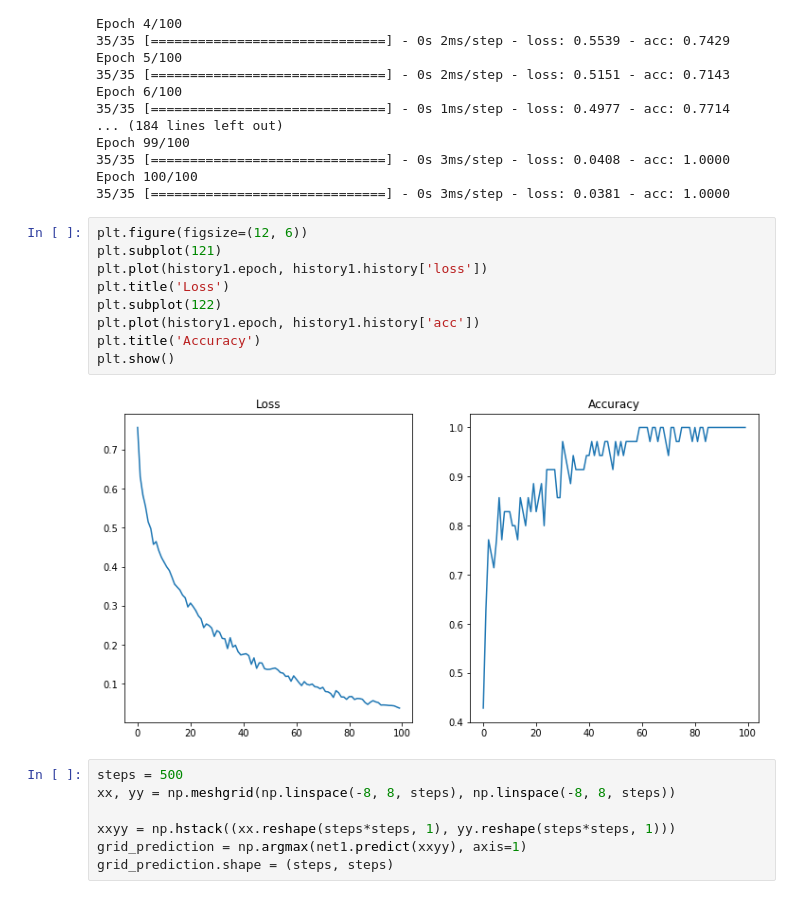
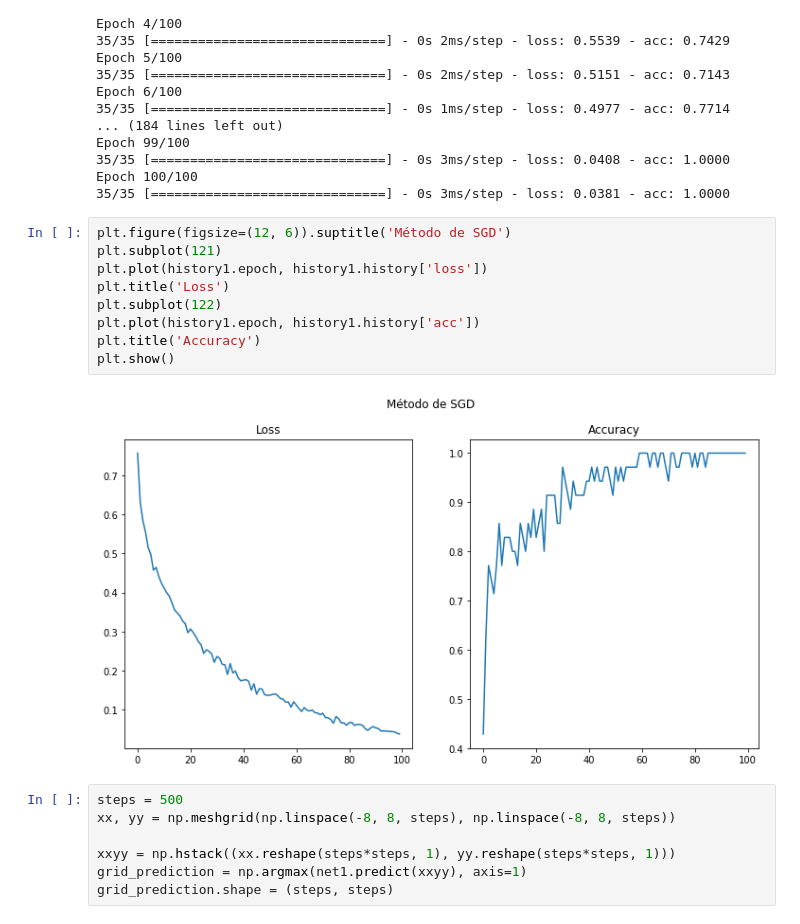
Before and after one commit to dsjkdm/dnn-pf, a Jupyter notebook: pf.ipynb, the cells around one changed output. Drawn from its saved outputs; the diff is of its cells as text.

```diff
--- a/pf.ipynb
+++ b/pf.ipynb
@@ -93,16 +93,16 @@ Epoch 99/100
 Epoch 100/100
 35/35 [==============================] - 0s 3ms/step - loss: 0.0381 - acc: 1.0000
 # %%
-plt.figure(figsize=(12, 6))
+plt.figure(figsize=(12, 6)).suptitle('Método de SGD')
 plt.subplot(121)
 plt.plot(history1.epoch, history1.history['loss'])
 plt.title('Loss')
 plt.subplot(122)
 plt.plot(history1.epoch, history1.history['acc'])
 plt.title('Accuracy')
 plt.show()
 # %% [output]
-[figure, old version]
+[figure, new version]
 # %%
 steps = 500
 xx, yy = np.meshgrid(np.linspace(-8, 8, steps), np.linspace(-8, 8, steps))
```
Also changed, not shown: parts of 5 cells of this notebook.
